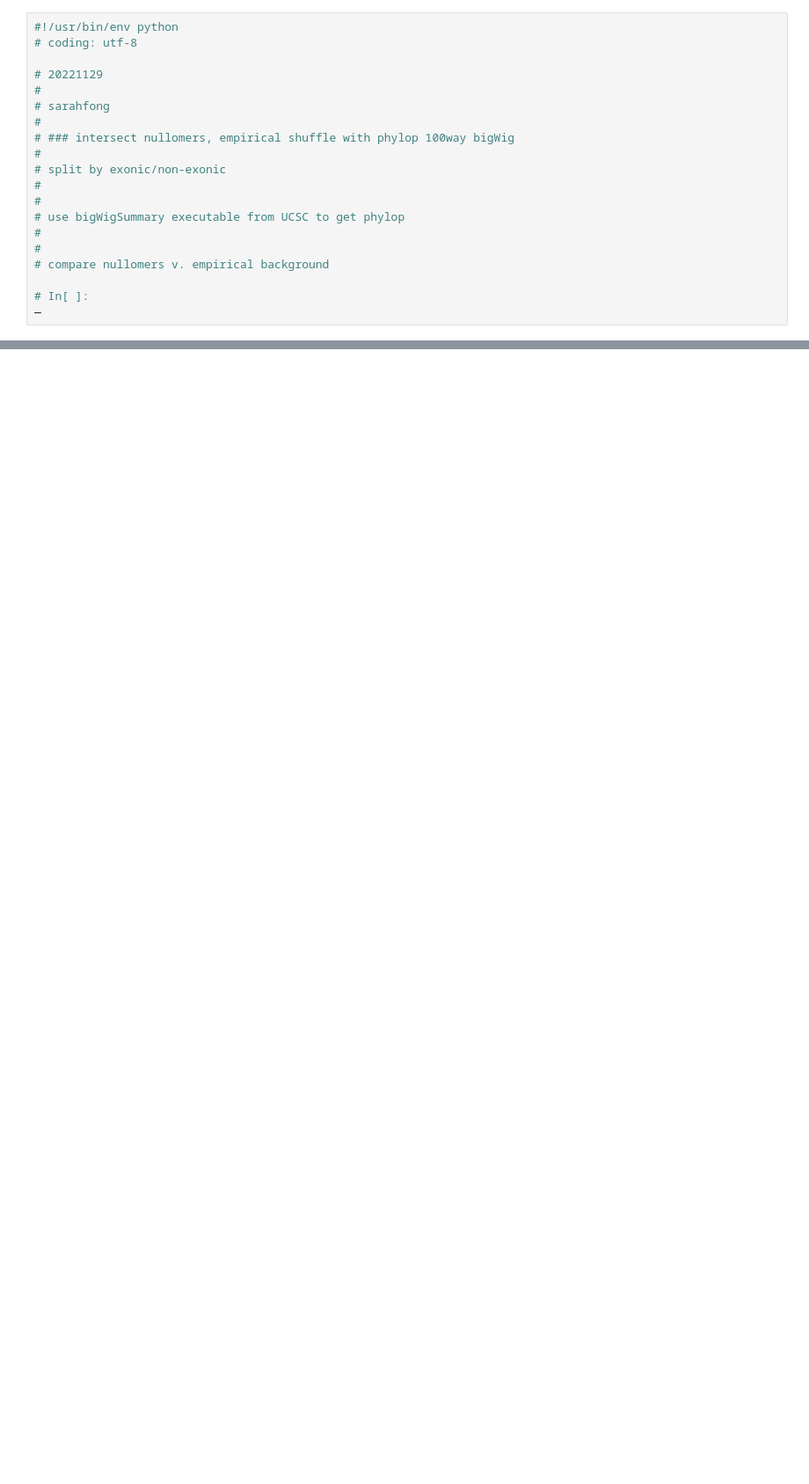
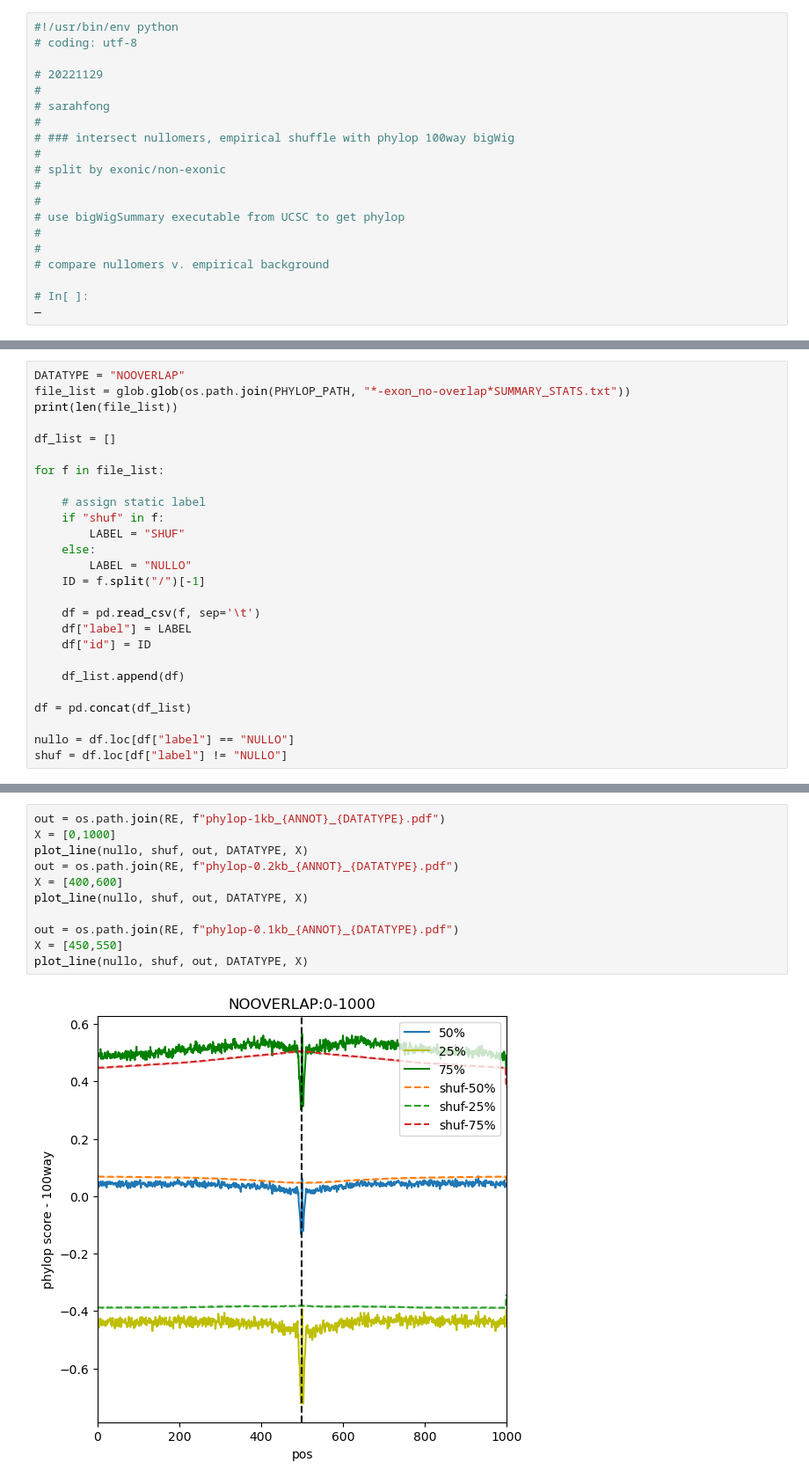
Before and after one commit to slifong08/wynton_git, a Jupyter notebook: nullomers/bin/pipeline/dev-7-phylop_expand.ipynb, the cells around one changed output, grey strips where cells are left out. Shown at 88% size. Saved outputs shown, nothing was run; the diff lists cells and outputs as text; blank space fills up the shorter version.

```diff
--- a/nullomers/bin/pipeline/dev-7-phylop_expand.ipynb
+++ b/nullomers/bin/pipeline/dev-7-phylop_expand.ipynb
@@ -399,0 +559,26 @@ if __name__ == "__main__":
+# %%
+DATATYPE = "NOOVERLAP"
+file_list = glob.glob(os.path.join(PHYLOP_PATH, "*-exon_no-overlap*SUMMARY_STATS.txt"))
+print(len(file_list))
+
+df_list = []
+
+for f in file_list:
+
+    # assign static label
+    if "shuf" in f:
+        LABEL = "SHUF"
+    else:
+        LABEL = "NULLO"
+    ID = f.split("/")[-1]
+
+    df = pd.read_csv(f, sep='\t')
+    df["label"] = LABEL
+    df["id"] = ID
+
+    df_list.append(df)
+
+df = pd.concat(df_list)
+
+nullo = df.loc[df["label"] == "NULLO"]
+shuf = df.loc[df["label"] != "NULLO"]
@@ -399,0 +587,13 @@ if __name__ == "__main__":
+# %%
+out = os.path.join(RE, f"phylop-1kb_{ANNOT}_{DATATYPE}.pdf")
+X = [0,1000]
+plot_line(nullo, shuf, out, DATATYPE, X)
+out = os.path.join(RE, f"phylop-0.2kb_{ANNOT}_{DATATYPE}.pdf")
+X = [400,600]
+plot_line(nullo, shuf, out, DATATYPE, X)
+
+out = os.path.join(RE, f"phylop-0.1kb_{ANNOT}_{DATATYPE}.pdf")
+X = [450,550]
+plot_line(nullo, shuf, out, DATATYPE, X)
+# %% [output]
+[figure, added]
```
Also changed, not shown: parts of 29 cells of this notebook, 13 other files.
